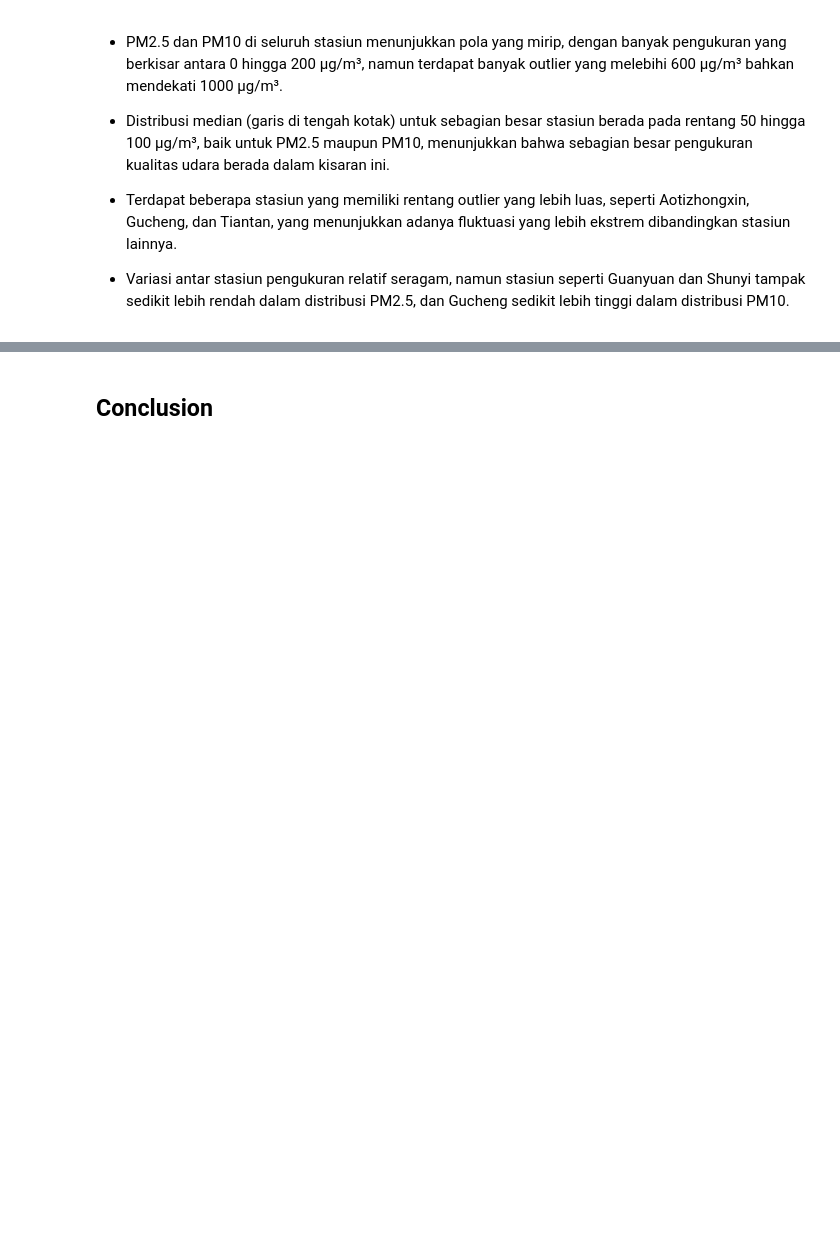
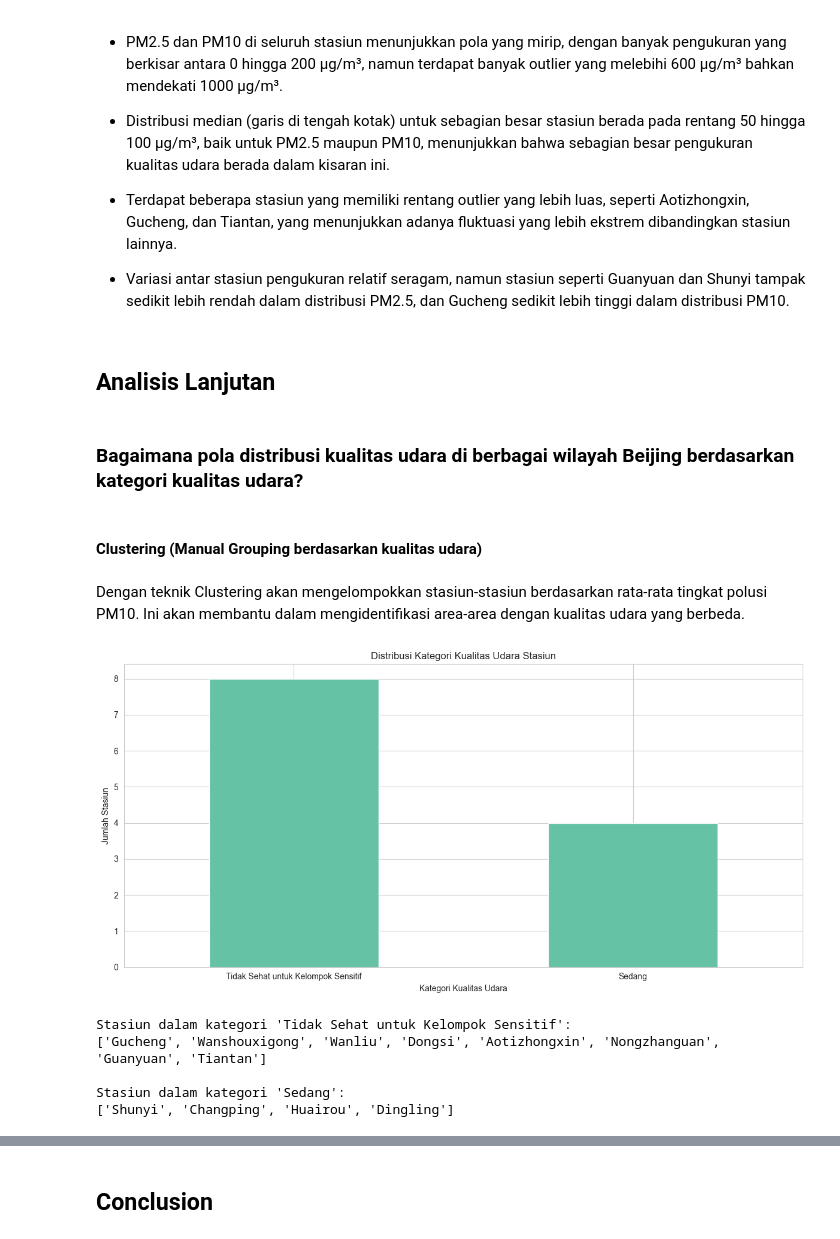
Before and after one commit to maybeitsai/air-quality-analysis, a Jupyter notebook: analisis-data.ipynb, the cells around one changed output, grey strips where cells are left out. Drawn from its saved outputs; the diff is of its cells as text; code cells hidden in the pictures; blank space fills up the shorter version.

Commit message:
Add Clustering and Geospatial analysis

```diff
--- a/analisis-data.ipynb
+++ b/analisis-data.ipynb
@@ -864,3 +868,54 @@ plot_station_comparison('PM10')
 - Terdapat beberapa stasiun yang memiliki rentang outlier yang lebih luas, seperti Aotizhongxin, Gucheng, dan Tiantan, yang menunjukkan adanya fluktuasi yang lebih ekstrem dibandingkan stasiun lainnya.
 
 - Variasi antar stasiun pengukuran relatif seragam, namun stasiun seperti Guanyuan dan Shunyi tampak sedikit lebih rendah dalam distribusi PM2.5, dan Gucheng sedikit lebih tinggi dalam distribusi PM10.
+# %% [markdown]
+## Analisis Lanjutan
+# %% [markdown]
+### Bagaimana pola distribusi kualitas udara di berbagai wilayah Beijing berdasarkan kategori kualitas udara?
+# %% [markdown]
+#### Clustering (Manual Grouping berdasarkan kualitas udara)
+# %% [markdown]
+Dengan teknik Clustering akan mengelompokkan stasiun-stasiun berdasarkan rata-rata tingkat polusi PM10. Ini akan membantu dalam mengidentifikasi area-area dengan kualitas udara yang berbeda.
+# %%
+# Menghitung rata-rata PM2.5 untuk setiap stasiun
+station_avg_pm25 = data.groupby('station')['PM10'].mean().sort_values(ascending=False)
+
+# Menentukan kategori kualitas udara
+def categorize_air_quality(pm25):
+    if pm25 <= 50:
+        return 'Baik'
+    elif pm25 <= 100:
+        return 'Sedang'
+    elif pm25 <= 150:
+        return 'Tidak Sehat untuk Kelompok Sensitif'
+    elif pm25 <= 200:
+        return 'Tidak Sehat'
+    elif pm25 <= 300:
+        return 'Sangat Tidak Sehat'
+    else:
+        return 'Berbahaya'
+
+# Menerapkan kategori ke setiap stasiun
+station_categories = station_avg_pm25.apply(categorize_air_quality)
+
+# Visualisasi hasil clustering
+plt.figure(figsize=(12, 6))
+station_categories.value_counts().plot(kind='bar')
+plt.title('Distribusi Kategori Kualitas Udara Stasiun')
+plt.xlabel('Kategori Kualitas Udara')
+plt.ylabel('Jumlah Stasiun')
+plt.xticks(rotation=0)
+plt.tight_layout()
+plt.show()
+
+# Menampilkan stasiun dalam setiap kategori
+for category in station_categories.unique():
+    print(f"\nStasiun dalam kategori '{category}':")
+    print(station_categories[station_categories == category].index.tolist())
+# %% [output]
+[figure, added]
+Stasiun dalam kategori 'Tidak Sehat untuk Kelompok Sensitif':
+['Gucheng', 'Wanshouxigong', 'Wanliu', 'Dongsi', 'Aotizhongxin', 'Nongzhanguan', 'Guanyuan', 'Tiantan']
+
+Stasiun dalam kategori 'Sedang':
+['Shunyi', 'Changping', 'Huairou', 'Dingling']
```
Also changed, not shown: parts of 27 cells of this notebook, 1 other file.
